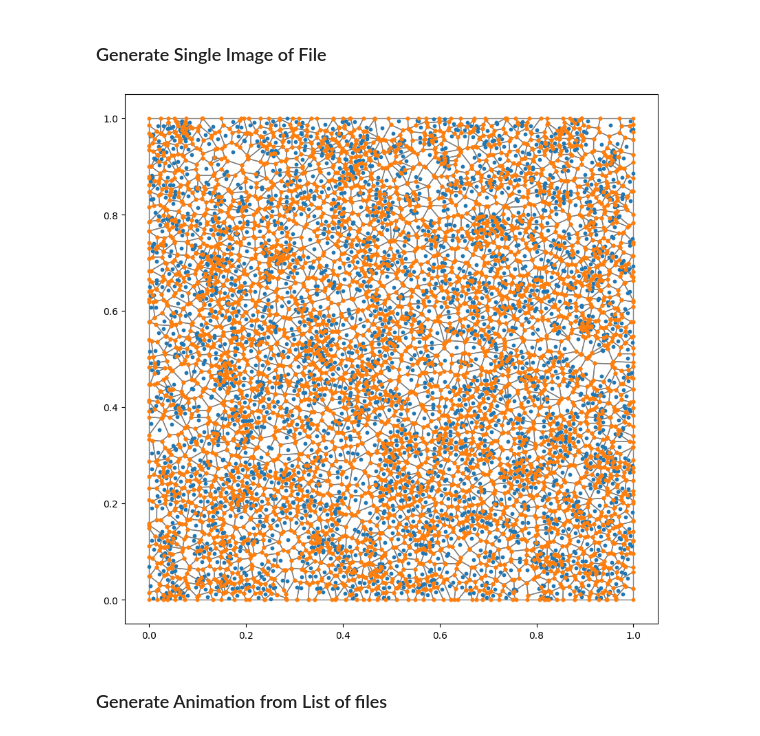
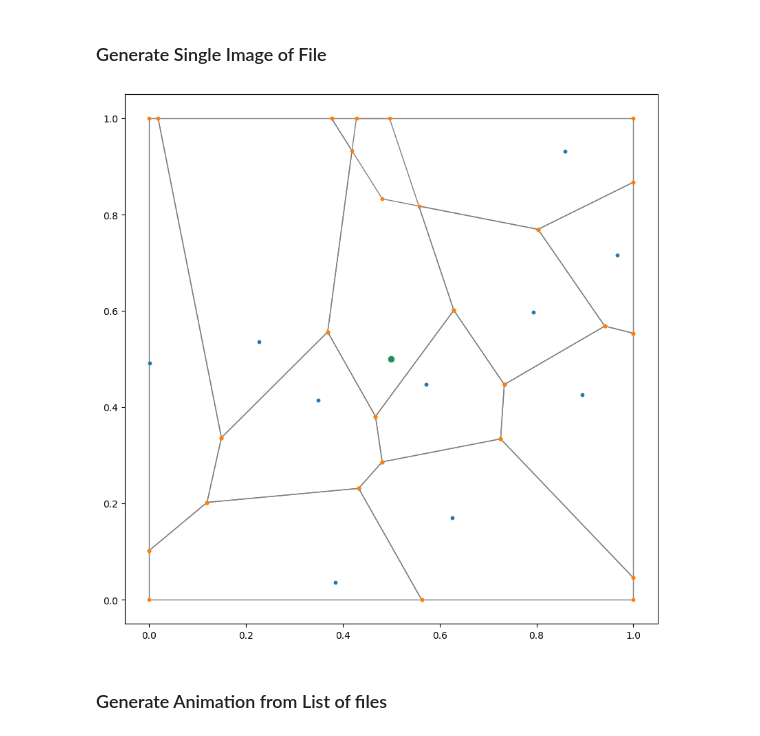
Before and after one commit to lucas56098/voronoi_mesh_project, a Jupyter notebook: animate.ipynb, the cells around one changed output. Drawn from its saved outputs; the diff is of its cells as text; code cells hidden in the pictures.

```diff
--- a/animate.ipynb
+++ b/animate.ipynb
@@ -4,9 +4,9 @@
 import matplotlib.pyplot as plt
 import numpy as np
 # %%
-seeds = np.loadtxt('build/files/seed_list0.csv', delimiter=',', skiprows=1)
-verticies = np.loadtxt('build/files/vertex_list0.csv', delimiter=',', skiprows=1)
-edges = np.loadtxt('build/files/edge_list0.csv', delimiter=',', skiprows=1)
+seeds = np.loadtxt('build/files/seed_list1.csv', delimiter=',', skiprows=1)
+verticies = np.loadtxt('build/files/vertex_list1.csv', delimiter=',', skiprows=1)
+edges = np.loadtxt('build/files/edge_list1.csv', delimiter=',', skiprows=1)
 # %%
 def plot_edge(edge):
     #plt.plot([edge[0], edge[2]], [edge[1], edge[3]], color = 'grey', zorder=1, linewidth = 1)
@@ -14,15 +14,17 @@ def plot_edge(edge):
 # %%
 #plt.style.use('dark_background')
 #plt.figure(figsize=(10,10), facecolor='black')
 plt.figure(figsize=(10,10))
 for edge in edges:
     plot_edge(edge)
 plt.scatter(seeds[:, 0], seeds[:, 1], s=10,  zorder = 2)
 plt.scatter(verticies[:, 0], verticies[:, 1], s=10, zorder =3)
+plt.scatter(0.5, 0.5)
+
 plt.savefig("figures/single_picture.pdf")
 plt.show()
 # %% [output]
-[figure, old version]
+[figure, new version]
 # %% [markdown]
 ### Generate Animation from List of files
 # %%
```
Also changed, not shown: parts of 3 cells of this notebook, 12 other files.
